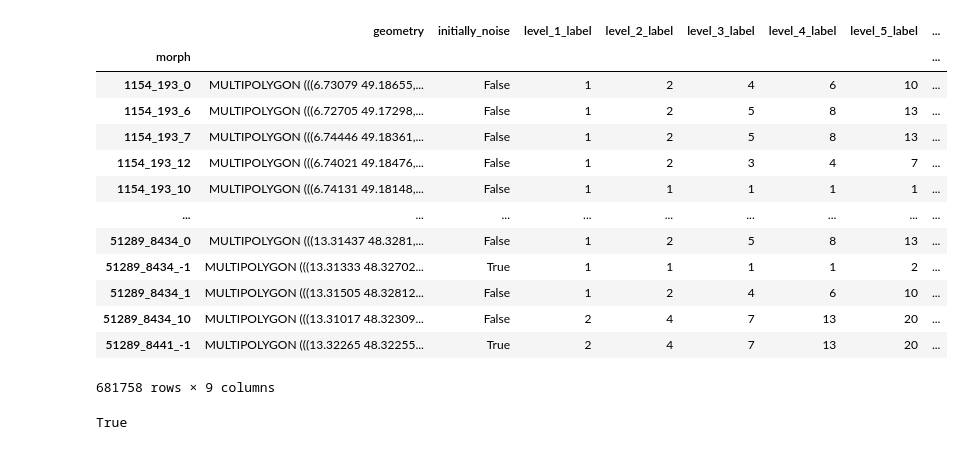
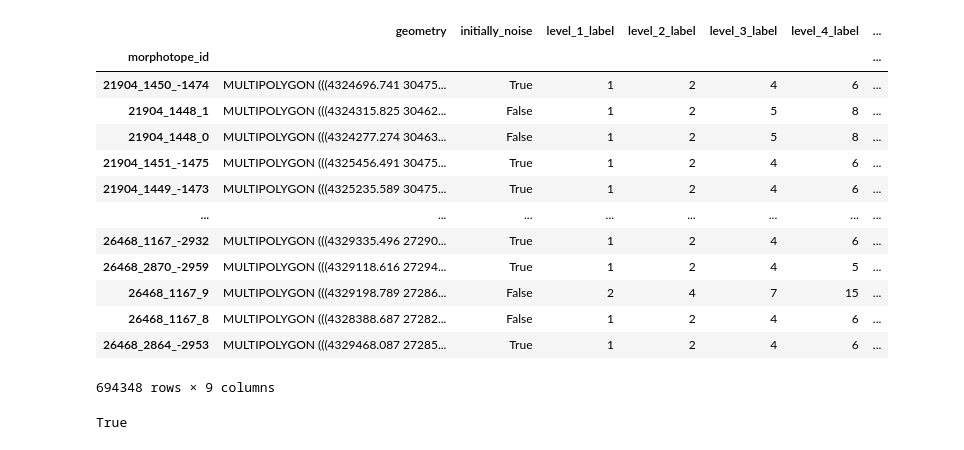
Before and after one commit to uscuni/evolution, a Jupyter notebook: code/join_age_morphotpes.ipynb, the cells around one changed output. Cells and saved outputs as stored; diff of their text form; code cells hidden in the pictures.

Commit message:
download a and preprocess data

```diff
--- a/code/join_age_morphotpes.ipynb
+++ b/code/join_age_morphotpes.ipynb
@@ -6,6 +6,6 @@ from glob import glob
 import numpy as np
 import matplotlib.pyplot as plt
 # %%
-files= glob(f"/data/uscuni-ulce/germany_ages/DE*.csv")
-files
+files_age = glob(f"/data/uscuni-ulce/germany_ages/DE*.csv")
+files_age
 # %% [output]
@@ -28,6 +28,6 @@ files
 # %%
 ages = []
-for f in files:
+for f in files_age:
     table = pd.read_csv(f)
     ages.append(table)
 ages_df = pd.concat(ages)
@@ -87,21 +86,26 @@ gdf
 # %%
-morphotopes = gpd.read_parquet("/data/uscuni-ulce/data_product/germany_morphotopes.parquet")
+files_morph = glob(f"/data/uscuni-ulce/data_product/de*_morphotopes.parquet")
+morphotopes_list = []
+for f in files_morph:
+    data = gpd.read_parquet(f)
+    morphotopes_list.append(data)
+morphotopes = pd.concat(morphotopes_list).set_index("morphotope_id")
 morphotopes
 # %% [output]
-|  | geometry | initially_noise | level_1_label | level_2_label | level_3_label | level_4_label | level_5_label | ... |
-| morph |  |  |  |  |  |  |  | ... |
-| 1154_193_0 | MULTIPOLYGON (((6.73079 49.18655,... | False | 1 | 2 | 4 | 6 | 10 | ... |
-| 1154_193_6 | MULTIPOLYGON (((6.72705 49.17298,... | False | 1 | 2 | 5 | 8 | 13 | ... |
-| 1154_193_7 | MULTIPOLYGON (((6.74446 49.18361,... | False | 1 | 2 | 5 | 8 | 13 | ... |
-| 1154_193_12 | MULTIPOLYGON (((6.74021 49.18476,... | False | 1 | 2 | 3 | 4 | 7 | ... |
-| 1154_193_10 | MULTIPOLYGON (((6.74131 49.18148,... | False | 1 | 1 | 1 | 1 | 1 | ... |
-| ... | ... | ... | ... | ... | ... | ... | ... | ... |
-| 51289_8434_0 | MULTIPOLYGON (((13.31437 48.3281,... | False | 1 | 2 | 5 | 8 | 13 | ... |
-| 51289_8434_-1 | MULTIPOLYGON (((13.31333 48.32702... | True | 1 | 1 | 1 | 1 | 2 | ... |
-| 51289_8434_1 | MULTIPOLYGON (((13.31505 48.32812... | False | 1 | 2 | 4 | 6 | 10 | ... |
-| 51289_8434_10 | MULTIPOLYGON (((13.31017 48.32309... | False | 2 | 4 | 7 | 13 | 20 | ... |
-| 51289_8441_-1 | MULTIPOLYGON (((13.32265 48.32255... | True | 2 | 4 | 7 | 13 | 20 | ... |
+|  | geometry | initially_noise | level_1_label | level_2_label | level_3_label | level_4_label | ... |
+| morphotope_id |  |  |  |  |  |  | ... |
+| 21904_1450_-1474 | MULTIPOLYGON (((4324696.741 30475... | True | 1 | 2 | 4 | 6 | ... |
+| 21904_1448_1 | MULTIPOLYGON (((4324315.825 30462... | False | 1 | 2 | 5 | 8 | ... |
+| 21904_1448_0 | MULTIPOLYGON (((4324277.274 30463... | False | 1 | 2 | 5 | 8 | ... |
+| 21904_1451_-1475 | MULTIPOLYGON (((4325456.491 30475... | True | 1 | 2 | 4 | 6 | ... |
+| 21904_1449_-1473 | MULTIPOLYGON (((4325235.589 30475... | True | 1 | 2 | 4 | 6 | ... |
+| ... | ... | ... | ... | ... | ... | ... | ... |
+| 26468_1167_-2932 | MULTIPOLYGON (((4329335.496 27290... | True | 1 | 2 | 4 | 6 | ... |
+| 26468_2870_-2959 | MULTIPOLYGON (((4329118.616 27294... | True | 1 | 2 | 4 | 5 | ... |
+| 26468_1167_9 | MULTIPOLYGON (((4329198.789 27286... | False | 2 | 4 | 7 | 15 | ... |
+| 26468_1167_8 | MULTIPOLYGON (((4328388.687 27282... | False | 1 | 2 | 4 | 6 | ... |
+| 26468_2864_-2953 | MULTIPOLYGON (((4329468.087 27285... | True | 1 | 2 | 4 | 6 | ... |
-681758 rows × 9 columns
+694348 rows × 9 columns
 # %%
 morphotopes_no_noise = morphotopes[~morphotopes.initially_noise]
 # %%
```
Also changed, not shown: parts of 12 cells of this notebook, 7 other files.
